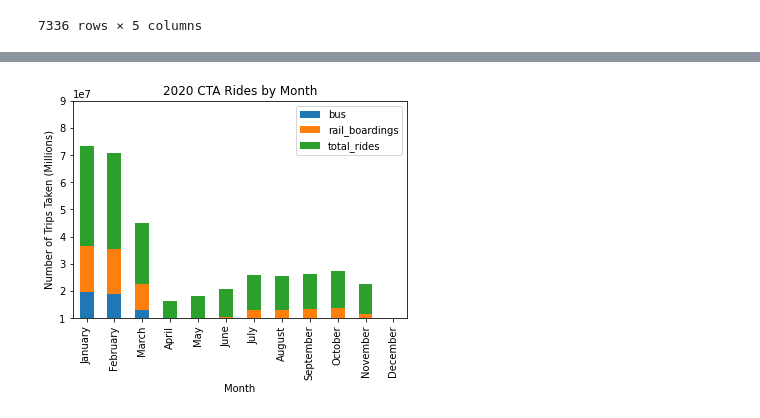
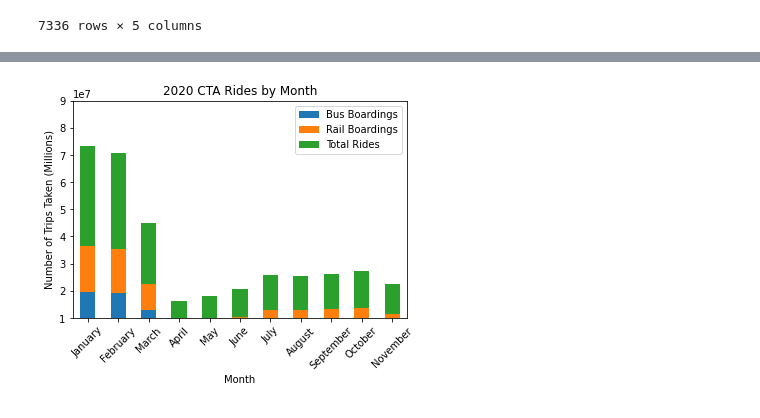
Before and after one commit to Slainte91/COVID-movement, a Jupyter notebook: cta/cta.ipynb, the cells around one changed output, grey strips where cells are left out. Saved outputs shown, nothing was run; the diff lists cells and outputs as text; code cells hidden in the pictures.

```diff
--- a/cta/cta.ipynb
+++ b/cta/cta.ipynb
@@ -69,6 +87,11 @@ full_2020.service_date = full_2020.service_date.str.split('/', expand=True)
 #recast service_date as int
 full_2020 = full_2020.astype({'service_date':'int64'})
 full_2020['Month'] = pd.cut(full_2020['service_date'], month_numbers, labels=month_names)
+#drop service_date column, empty December column, and rename columns
 month_grouped_2020 = full_2020.groupby(['Month']).sum()
 month_grouped_2020 = month_grouped_2020.drop(columns=['service_date'])
+month_grouped_2020 = month_grouped_2020.drop(['December'])
+month_grouped_2020 = month_grouped_2020.rename(columns={'bus': 'Bus Boardings',
+                                                        'rail_boardings': 'Rail Boardings',
+                                                       'total_rides': 'Total Rides'})
 month_grouped_2020
@@ -75,11 +112,11 @@ month_grouped_2020
 # %%
 #make a bar graph of 2019 CTA travel
-month_grouped_2020.plot.bar(stacked=True)
+month_grouped_2020.plot.bar(stacked=True, rot=45)
 plt.ylim(10000000, 90000000)
 plt.title("2020 CTA Rides by Month")
 plt.xlabel("Month")
 plt.ylabel("Number of Trips Taken (Millions)")
 fig2 = plt.gcf()
 fig2.savefig("2020plot.png");
 # %% [output]
-[figure, old version]
+[figure, new version]
```
Also changed, not shown: parts of 3 cells of this notebook, 2 other files.
